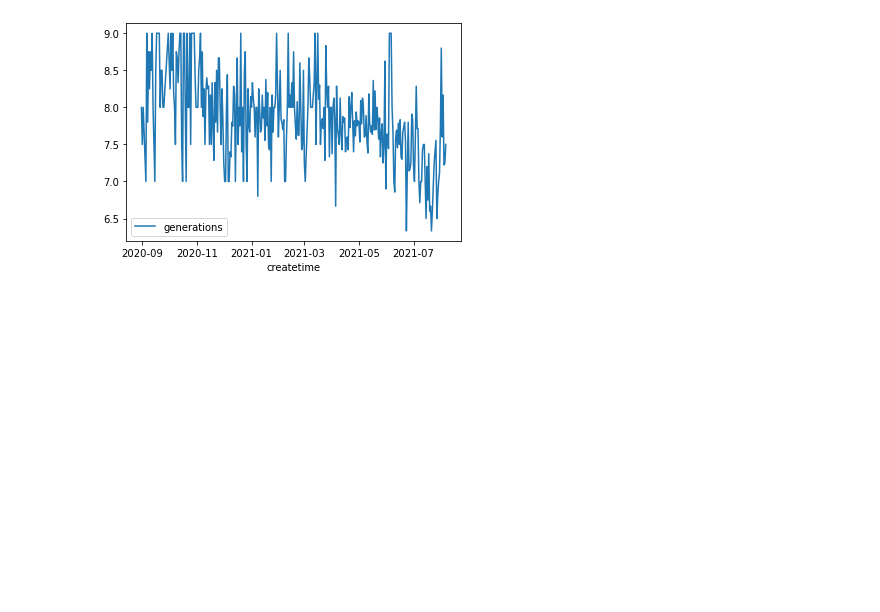
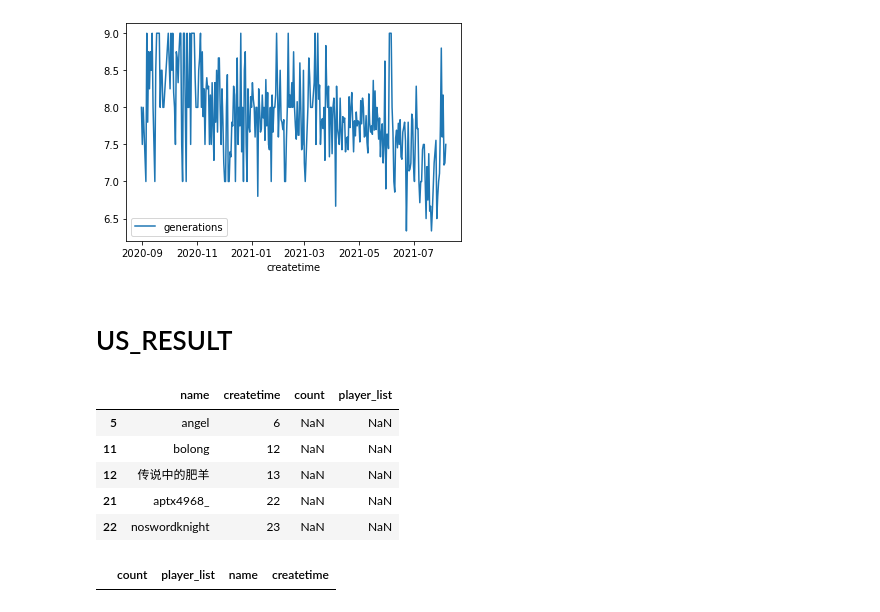
Before and after one commit to Ender-Wiggin2019/tfm-summary, a Jupyter notebook: tfm_data_summary.ipynb, the cells around one changed output. Cells and saved outputs as stored; diff of their text form; code cells hidden in the pictures; blank space fills up the shorter version.

Commit message:
player mapping

```diff
--- a/data_processing.ipynb
+++ b/tfm_data_summary.ipynb
@@ -82,9 +84,19 @@ df4.head(5)
 # %%
 df4.columns
 df4.to_csv('./prprocessing_data', index = False)
-# %%
-def getPlayer(df):
-    player_series = pd.Series()
+# %%
+def getPlayer(df,num):
+    player_df = pd.DataFrame(columns=['player','count'])
+    for index,i in df.iterrows():
+        if i['players'] == num: #start
+            for column in ['player1','player2','player3','player4']:
+                player_df.loc[player_df.shape[0]] = [i[column]['player'].lower().strip(),1]
+    ff1 = player_df.groupby(player_df["player"]).count()
+    ff1["player_list"] = ff1.index.values.tolist()
+    return ff1
+# %%
+player_count = getPlayer(df4,4)
+player_count.to_csv('./pl_count.csv', index = True)
 # %%
 def playerCount(df,num,player): #TODO,模糊查找
     player_df = pd.DataFrame(columns=['id','corporation1', 'rank', 'order','score', 'time', 'generations','corporation2'])
@@ -130,3 +142,37 @@ df5.plot()
 # %% [output]
 <AxesSubplot:xlabel='createtime'>
 [figure]
+# %% [markdown]
+# US_RESULT
+# %%
+# usage: demostrate user's creating time, like "you are the NO.1132 player"
+user = pd.read_csv("users.csv")
+user = user.drop(columns="prop")
+user["name"] = user["name"].str.lower()
+user["createtime"] = pd.to_datetime(user["createtime"], dayfirst=True)
+user = user.sort_values(by=["createtime"])
+user = user.reset_index(drop=True)
+user["createtime"] = user.index+1
+user.to_csv('./user_pre.csv', index = False)
+# %%
+# left join and mapping
+user_player = user.merge(player_count,how="left",left_on="name",right_on="player")
+user_player = user_player.sort_values(by=["player_list"],na_position="first")
+user_player.to_csv('./user_player_mapping.csv', index = False)
+user_player.head()
+# %% [output]
+|  | name | createtime | count | player_list |
+| 5 | angel | 6 | NaN | NaN |
+| 11 | bolong | 12 | NaN | NaN |
+| 12 | 传说中的肥羊 | 13 | NaN | NaN |
+| 21 | aptx4968_ | 22 | NaN | NaN |
+| 22 | noswordknight | 23 | NaN | NaN |
+# %%
+# detect missing user name
+player_user = player_count.merge(user,how="left",left_on="player",right_on="name")
+player_user = player_user.sort_values(by=["count"],ascending=False, na_position="first")
+player_user = player_user[player_user["name"].isna()]
+player_user.to_csv('./player_user_mapping.csv', index = False)
+player_user.head()
+# %% [output]
+|  | count | player_list | name | createtime |
```
Also changed, not shown: parts of 2 cells of this notebook, 11 other files.
